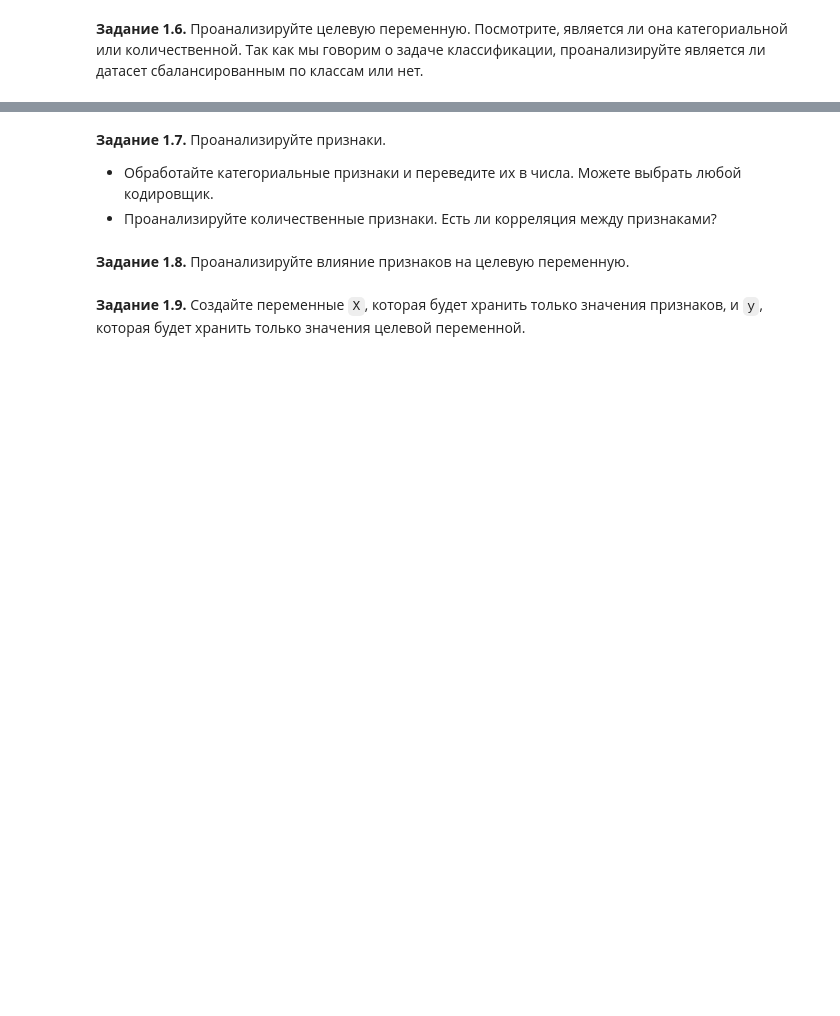
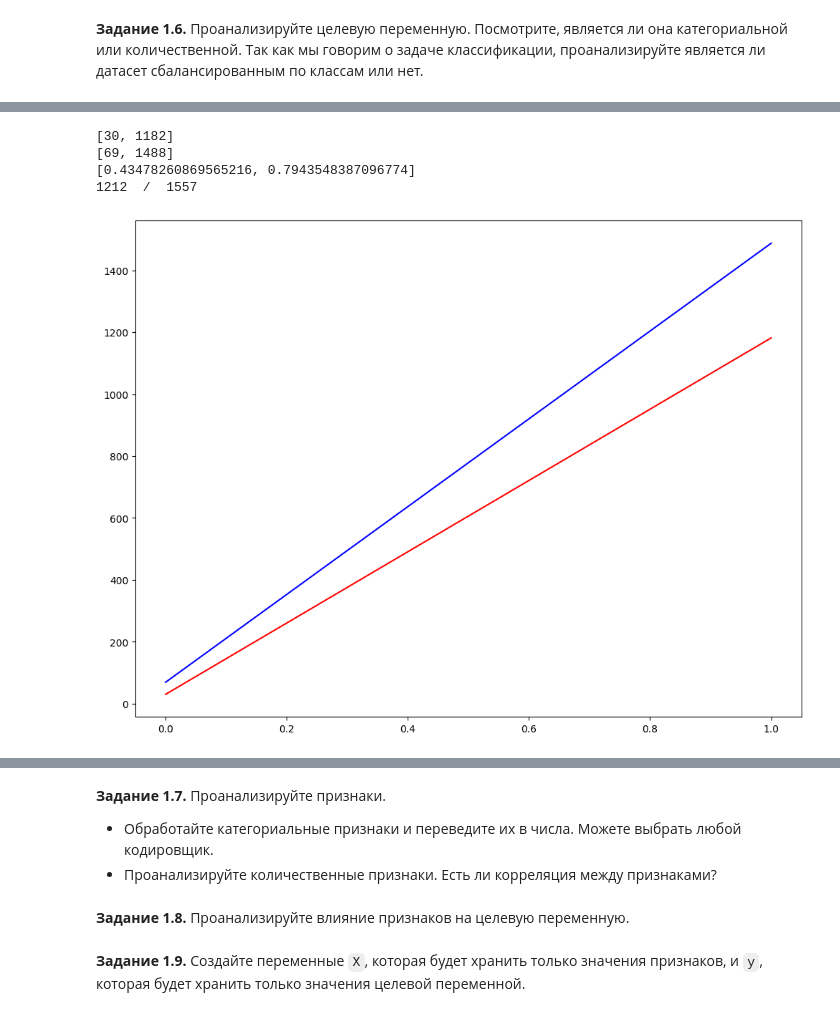
Before and after one commit to Prototype721/MFTI_course, a Jupyter notebook: week_01_ml_intro/Homework/hw_1_game_of_thrones.ipynb, the cells around one changed output, grey strips where cells are left out. Cells and saved outputs as stored; diff of their text form; code cells hidden in the pictures; blank space fills up the shorter version.

```diff
--- a/week_01_ml_intro/Homework/hw_1_game_of_thrones.ipynb
+++ b/week_01_ml_intro/Homework/hw_1_game_of_thrones.ipynb
@@ -227,0 +321,8 @@ data.drop(columns=[...], inplace = True)
+# %%
+analyse_feature('boolDeadRelations')
+# %% [output]
+[30, 1182]
+[69, 1488]
+[0.43478260869565216, 0.7943548387096774]
+1212  /  1557
+[figure, added]
```
Also changed, not shown: parts of 21 cells of this notebook.
